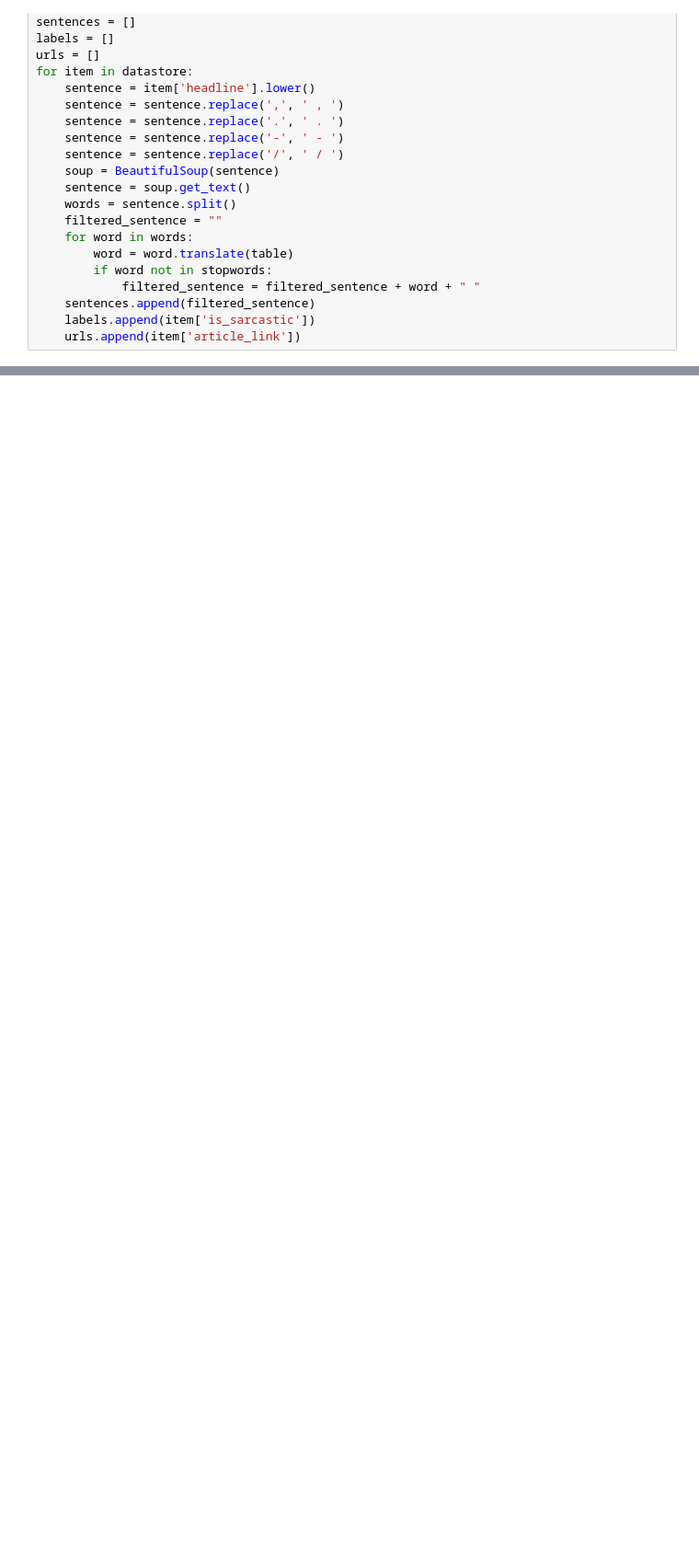
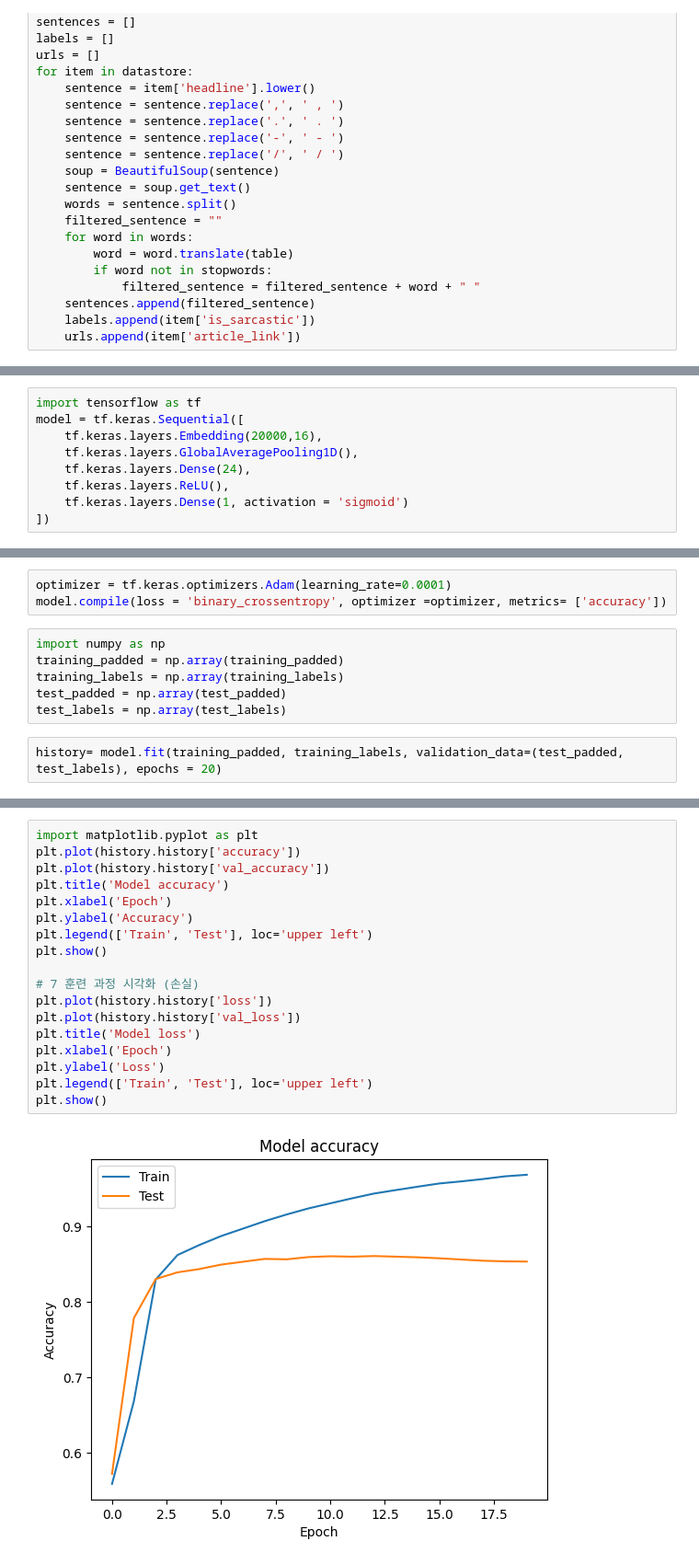
Before and after one commit to KBigForest/Bigforest_study, a Jupyter notebook: daily_study/23_03_30/sarcasm_detect.ipynb, the cells around one changed output, grey strips where cells are left out. Shown at 92% size. Cells and saved outputs as stored; diff of their text form; blank space fills up the shorter version.

```diff
--- a/daily_study/23_03_30/sarcasm_detect.ipynb
+++ b/daily_study/23_03_30/sarcasm_detect.ipynb
@@ -42,0 +67,9 @@ tf.keras.layers.E
+# %%
+import tensorflow as tf
+model = tf.keras.Sequential([
+    tf.keras.layers.Embedding(20000,16),
+    tf.keras.layers.GlobalAveragePooling1D(),
+    tf.keras.layers.Dense(24),
+    tf.keras.layers.ReLU(),
+    tf.keras.layers.Dense(1, activation = 'sigmoid')
+])
@@ -42,0 +99,11 @@ tf.keras.layers.E
+# %%
+optimizer = tf.keras.optimizers.Adam(learning_rate=0.0001)
+model.compile(loss = 'binary_crossentropy', optimizer =optimizer, metrics= ['accuracy'])
+# %%
+import numpy as np
+training_padded = np.array(training_padded)
+training_labels = np.array(training_labels)
+test_padded = np.array(test_padded)
+test_labels = np.array(test_labels)
+# %%
+history= model.fit(training_padded, training_labels, validation_data=(test_padded, test_labels), epochs = 20)
@@ -42,0 +132,20 @@ tf.keras.layers.E
+# %%
+import matplotlib.pyplot as plt
+plt.plot(history.history['accuracy'])
+plt.plot(history.history['val_accuracy'])
+plt.title('Model accuracy')
+plt.xlabel('Epoch')
+plt.ylabel('Accuracy')
+plt.legend(['Train', 'Test'], loc='upper left')
+plt.show()
+
+# 7 훈련 과정 시각화 (손실)
+plt.plot(history.history['loss'])
+plt.plot(history.history['val_loss'])
+plt.title('Model loss')
+plt.xlabel('Epoch')
+plt.ylabel('Loss')
+plt.legend(['Train', 'Test'], loc='upper left')
+plt.show()
+# %% [output]
+[figure, added]
```
Also changed, not shown: parts of 17 cells of this notebook, 10 other files.
